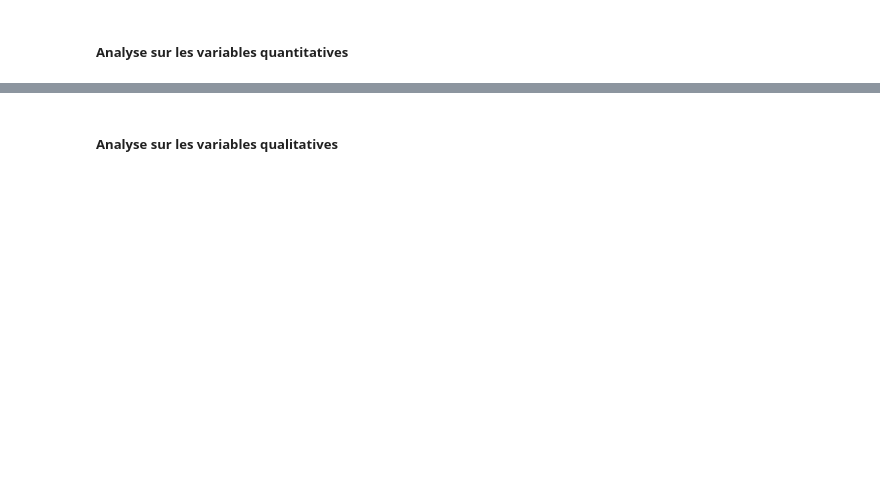
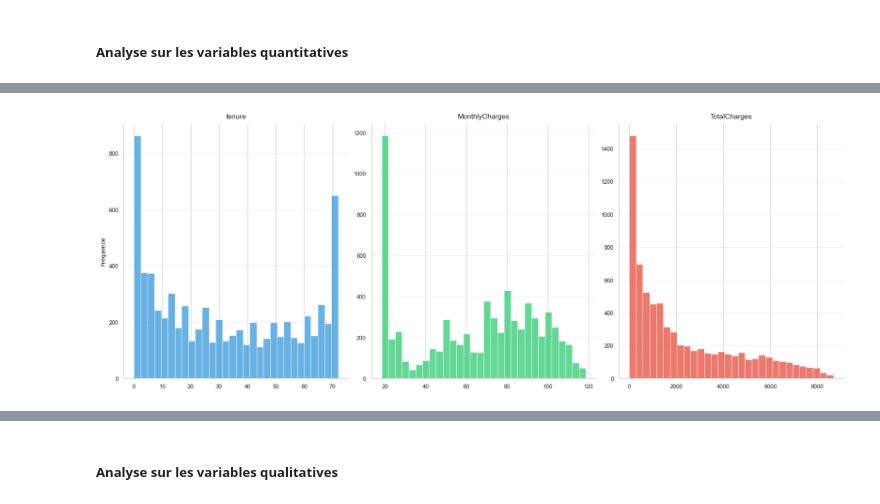
Before and after one commit to Bapt1st3/Telco_Customer_Prediction, a Jupyter notebook: data_prep copy.ipynb, the cells around one changed output, grey strips where cells are left out. Saved outputs shown, nothing was run; the diff lists cells and outputs as text; code cells hidden in the pictures; blank space fills up the shorter version.

```diff
--- a/data_prep copy.ipynb
+++ b/data_prep copy.ipynb
@@ -87,22 +93,23 @@ print(summary_num.to_latex(
 # %%
 import seaborn as sns
 import matplotlib.pyplot as plt
 sns.set_theme(style="whitegrid",context="paper")
 plt.rcParams["font.family"] = "sans-serif"
 
 palette = ["#3498db", "#2ecc71", "#e74c3c"]
 num_vars = ["tenure", "MonthlyCharges", "TotalCharges"]
-fig, axes = plt.subplots(1, 3,figsize=(15, 5),constrained_layout=True)
+fig, axes = plt.subplots(1, 3,figsize=(16, 6),constrained_layout=True)
 for i, col in enumerate(num_vars):
     sns.histplot(data=base,x=col,bins=30,ax=axes[i],color=palette[i],edgecolor="white",linewidth=0.6)
     axes[i].set_title(col, fontsize=11, pad=8)
     axes[i].set_xlabel("")
     axes[i].set_ylabel("Fréquence" if i == 0 else "")
     axes[i].spines["top"].set_visible(False)
     axes[i].spines["right"].set_visible(False)
     axes[i].grid(axis="y", alpha=0.3)
-fig.suptitle("Distribution des variables",fontsize=13)
 plt.show()
+# %% [output]
+[figure, added]
 # %%
 import seaborn as sns
 import matplotlib.pyplot as plt
```
Also changed, not shown: parts of 6 cells of this notebook, 1 other file.
